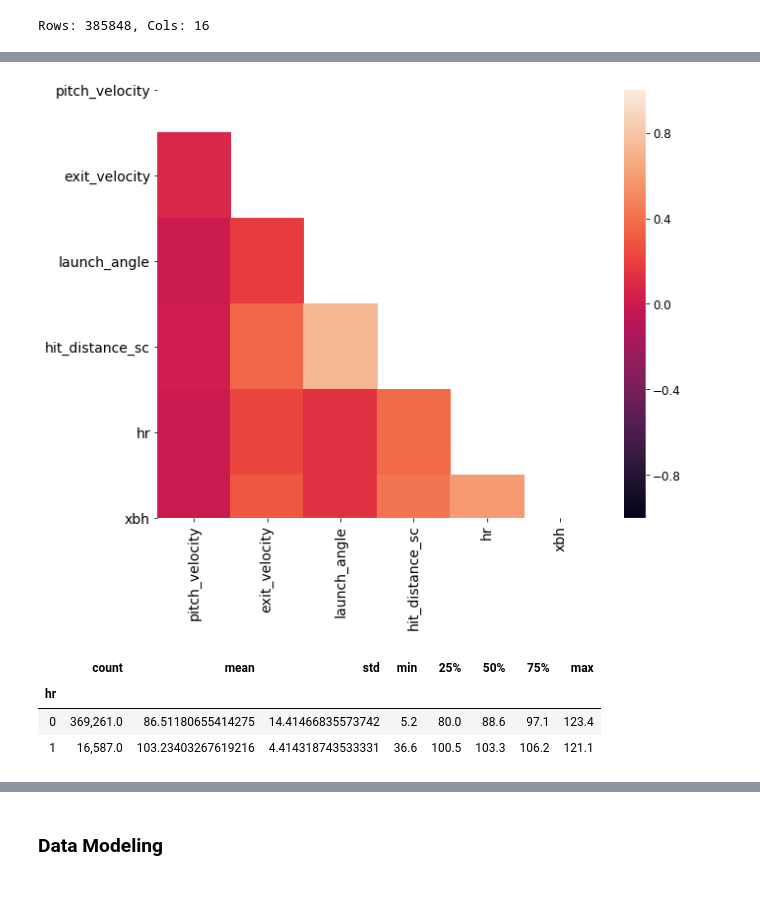
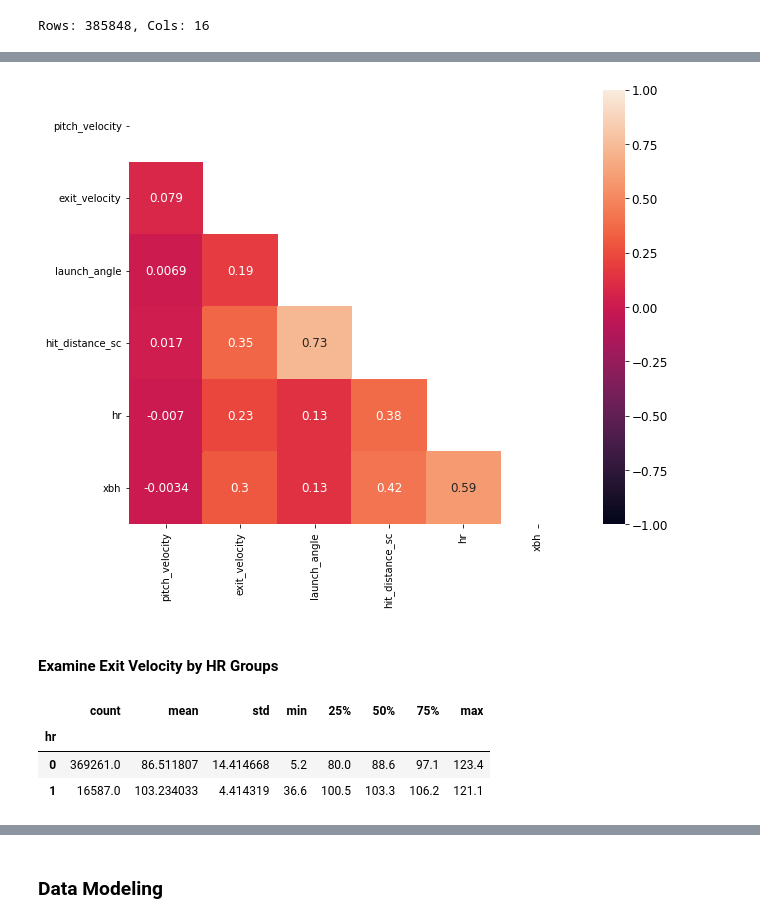
Before and after one commit to tweichle/Predicting-Baseball-Statistics, a Jupyter notebook: Classification/XGBoost-Classification with Over-Sampling Implementation for Baseball Outcomes.ipynb, the cells around one changed output, grey strips where cells are left out. Saved outputs shown, nothing was run; the diff lists cells and outputs as text; code cells hidden in the pictures; blank space fills up the shorter version.

```diff
--- a/Classification/XGBoost-Classification with Over-Sampling Implementation for Baseball Outcomes.ipynb
+++ b/Classification/XGBoost-Classification with Over-Sampling Implementation for Baseball Outcomes.ipynb
@@ -100,7 +98,7 @@ statcast(start_dt=[yesterday's date], end_dt=None, team=None)
 ### Reading a File
 # %%
 # Create data path variable for loading data
-data_path = '/Users/yangweichle/Documents/GeneralAssembly/Projects/Datasets/'
+data_path = '/Users/yangweichle/Documents/Employment/TRAINING/DATA SCIENCE/PROJECTS/PredictingBaseballStatistics/Datasets'
 # %%
 # Read file into DataFrame
 # Note: header=0 disables the header from the file
@@ -668,28 +693,31 @@ baseball_correlations
 # %%
 # Create a figure and a set of subplots
 # Note: figsize: a tuple (width, height) in inches
 fig, ax = plt.subplots(figsize=(10, 8));
 
 # Return an array of zeros with the same shape and type as a given array
 mask = np.zeros_like(baseball_correlations, dtype=np.bool)
 # Return the indices for the upper-triangle of array
 mask[np.triu_indices_from(mask)] = True
 
 # Plot the correlation matrix (color-encoded) using Seaborn's .heatmap() function
 # Note: vmin, vmax: values to anchor the colormap, otherwise they are inferred from the data & other keyword arguments
-ax = sns.heatmap(baseball_correlations, vmin=-1, vmax=1, mask=mask, ax=ax);
+#       annot: write the data value in each cell
+ax = sns.heatmap(baseball_correlations, vmin=-1, vmax=1, annot=True, mask=mask, ax=ax);
 
-ax.set_xticklabels(ax.xaxis.get_ticklabels(), fontsize=14);
-ax.set_yticklabels(ax.yaxis.get_ticklabels(), fontsize=14);
+ax.set_xticklabels(ax.xaxis.get_ticklabels(), fontsize=10);
+ax.set_yticklabels(ax.yaxis.get_ticklabels(), fontsize=10, va='center', rotation=0);
 
 plt.show();
 # %% [output]
-[figure, old version]
+[figure, new version]
+# %% [markdown]
+#### Examine Exit Velocity by HR Groups
 # %%
 # For each HR group, describe exit velocity:
 all_MLB_teams2015_2017_new.groupby(by='hr').exit_velocity.describe()
 # %% [output]
 |  | count | mean | std | min | 25% | 50% | 75% | max |
 | hr |  |  |  |  |  |  |  |  |
-| 0 | 369,261.0 | 86.51180655414275 | 14.41466835573742 | 5.2 | 80.0 | 88.6 | 97.1 | 123.4 |
-| 1 | 16,587.0 | 103.23403267619216 | 4.414318743533331 | 36.6 | 100.5 | 103.3 | 106.2 | 121.1 |
+| 0 | 369261.0 | 86.511807 | 14.414668 | 5.2 | 80.0 | 88.6 | 97.1 | 123.4 |
+| 1 | 16587.0 | 103.234033 | 4.414319 | 36.6 | 100.5 | 103.3 | 106.2 | 121.1 |
```
Also changed, not shown: parts of 82 cells of this notebook.
